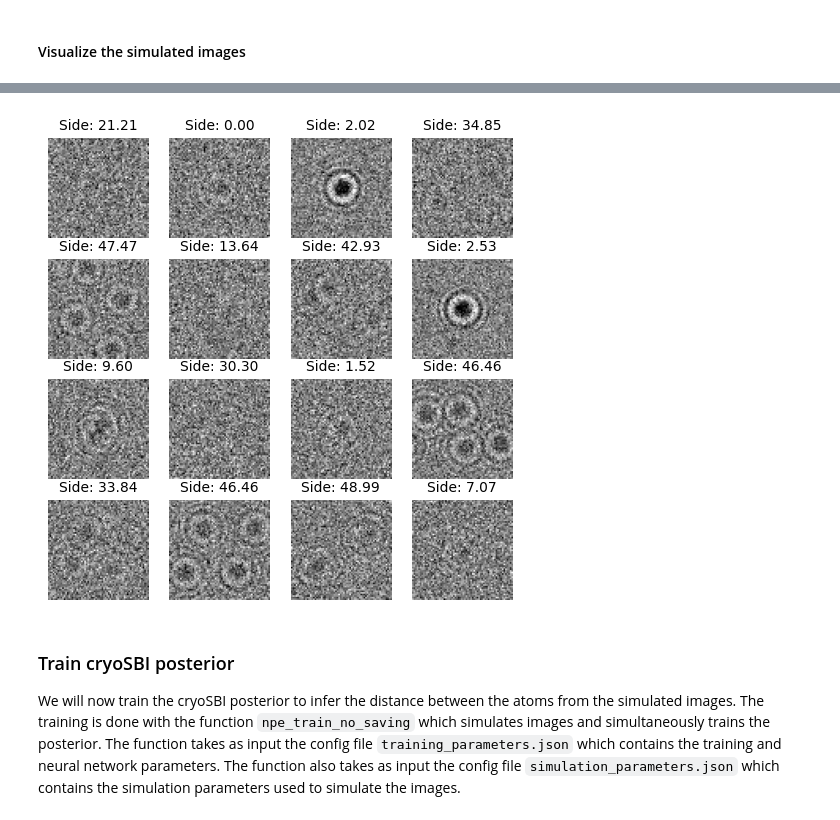
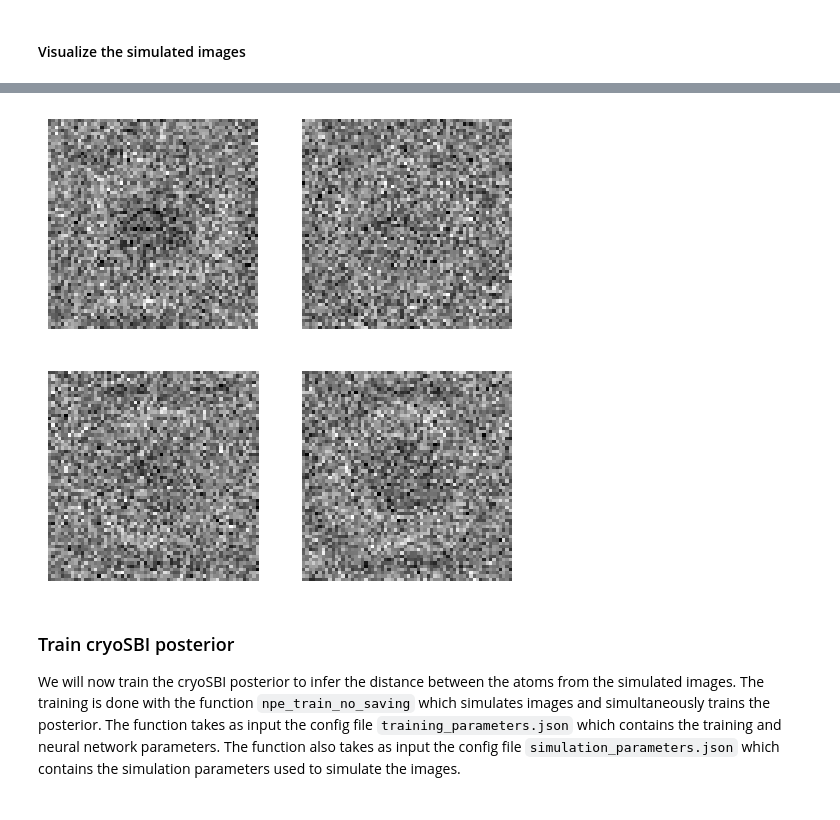
Before and after one commit to dariagusew/cryoSBI, a Jupyter notebook: tutorials/NLE/test_nle.ipynb, the cells around one changed output, grey strips where cells are left out. Saved outputs shown, nothing was run; the diff lists cells and outputs as text; code cells hidden in the pictures.

Commit message:
modified examples - new models, more similar to a biological system ;-)

```diff
--- a/tutorials/NLE/test_nle.ipynb
+++ b/tutorials/NLE/test_nle.ipynb
@@ -55,18 +184,0 @@ To visulaize the model in the x-y plane, as we do not have a z-dimension in our
-# %%
-fig = plt.figure()
-ax = fig.add_subplot()
-for i, c in zip([0, 25, 50, 75, 99], ["red", "orange", "green", "blue", "purple"]):
-    ax.scatter(
-        models[i, 0, 0],
-        models[i, 1, 0],
-        s=60,
-        color=c,
-        label=f"Model with side length : {side_lengths[i]:.2f}",
-    )
-    ax.scatter(models[i, 0, 1], models[i, 1, 1], s=60, color=c)
-    ax.scatter(models[i, 0, 2], models[i, 1, 2], s=60, color=c)
-    ax.scatter(models[i, 0, 3], models[i, 1, 3], s=60, color=c)
-
-ax.set_xlabel("X")
-ax.set_ylabel("Y")
-plt.legend()
@@ -121,2 +268,12 @@ snr = parameters[-1]  # extracting snr from parameters
 # %% [markdown]
 #### Visualize the simulated images
+# %%
+torch.save(images, "images.pt")
+import random
+fig, axes = plt.subplots(8, 8, figsize=(6, 6))
+for idx, ax in enumerate(axes.flatten()):
+    ax.imshow(images[random.randrange(5000)], vmin=-3, vmax=3, cmap="gray")
+    #ax.set_title(
+    #    f"Side: {side_lengths[side_length[idx].round().long()].item():.2f}", fontsize=10
+    #)
+    ax.axis("off")
@@ -123,10 +282,11 @@ snr = parameters[-1]  # extracting snr from parameters
 # %%
-fig, axes = plt.subplots(4, 4, figsize=(6, 6))
+images = torch.load('images.pt')
+fig, axes = plt.subplots(2, 2, figsize=(6, 6))
 for idx, ax in enumerate(axes.flatten()):
     ax.imshow(images[idx], vmin=-3, vmax=3, cmap="gray")
-    ax.set_title(
-        f"Side: {side_lengths[side_length[idx].round().long()].item():.2f}", fontsize=10
-    )
+    #ax.set_title(
+    #    f"Side: {side_lengths[side_length[idx].round().long()].item():.2f}", fontsize=10
+    #)
     ax.axis("off")
 # %% [output]
-[figure, old version]
+[figure, new version]
```
Also changed, not shown: parts of 22 cells of this notebook, 3 other files.
